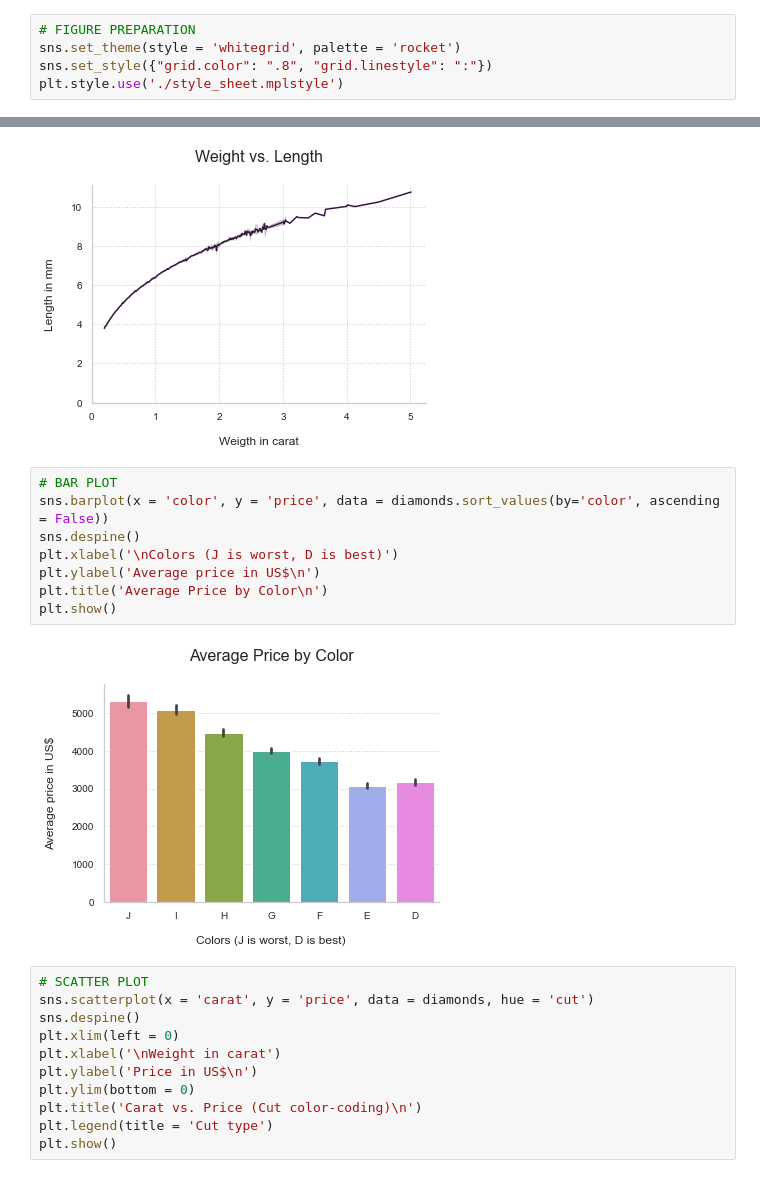
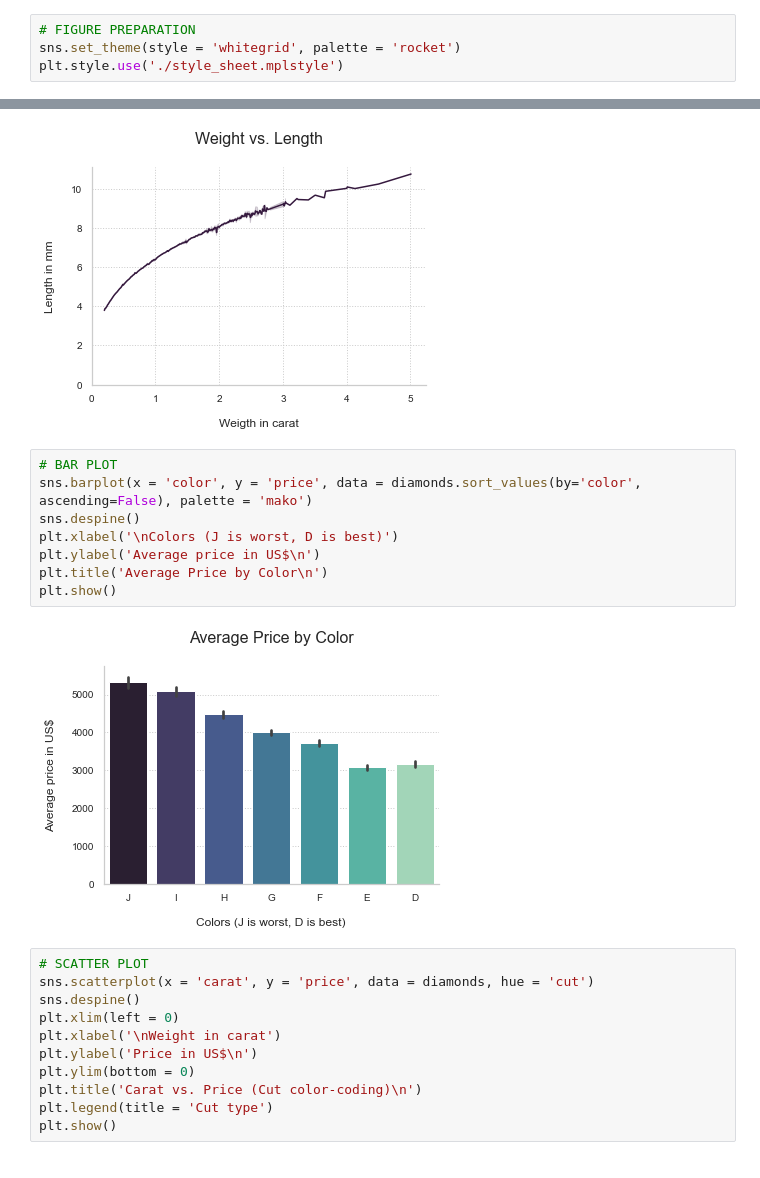
Before and after one commit to eric-martinet/IRONLABS, a Jupyter notebook: Module02/Project_Week_4/seaborn.ipynb, the cells around one changed output, grey strips where cells are left out. Saved outputs shown, nothing was run; the diff lists cells and outputs as text.

```diff
--- a/Module02/Project_Week_4/seaborn.ipynb
+++ b/Module02/Project_Week_4/seaborn.ipynb
@@ -24,7 +24,6 @@ diamonds.cut = pd.Categorical(diamonds.cut, categories = cut_categories)
 # %%
 # FIGURE PREPARATION
 sns.set_theme(style = 'whitegrid', palette = 'rocket')
-sns.set_style({"grid.color": ".8", "grid.linestyle": ":"})
 plt.style.use('./style_sheet.mplstyle')
 # %%
 # LINEAR PLOT
@@ -40,14 +39,14 @@ plt.show()
 [figure]
 # %%
 # BAR PLOT
-sns.barplot(x = 'color', y = 'price', data = diamonds.sort_values(by='color', ascending = False))
+sns.barplot(x = 'color', y = 'price', data = diamonds.sort_values(by='color', ascending=False), palette = 'mako')
 sns.despine()
 plt.xlabel('\nColors (J is worst, D is best)')
 plt.ylabel('Average price in US$\n')
 plt.title('Average Price by Color\n')
 plt.show()
 # %% [output]
-[figure, old version]
+[figure, new version]
 # %%
 # SCATTER PLOT
 sns.scatterplot(x = 'carat', y = 'price', data = diamonds, hue = 'cut')
```
Also changed, not shown: parts of 4 cells of this notebook, 1 other file.
